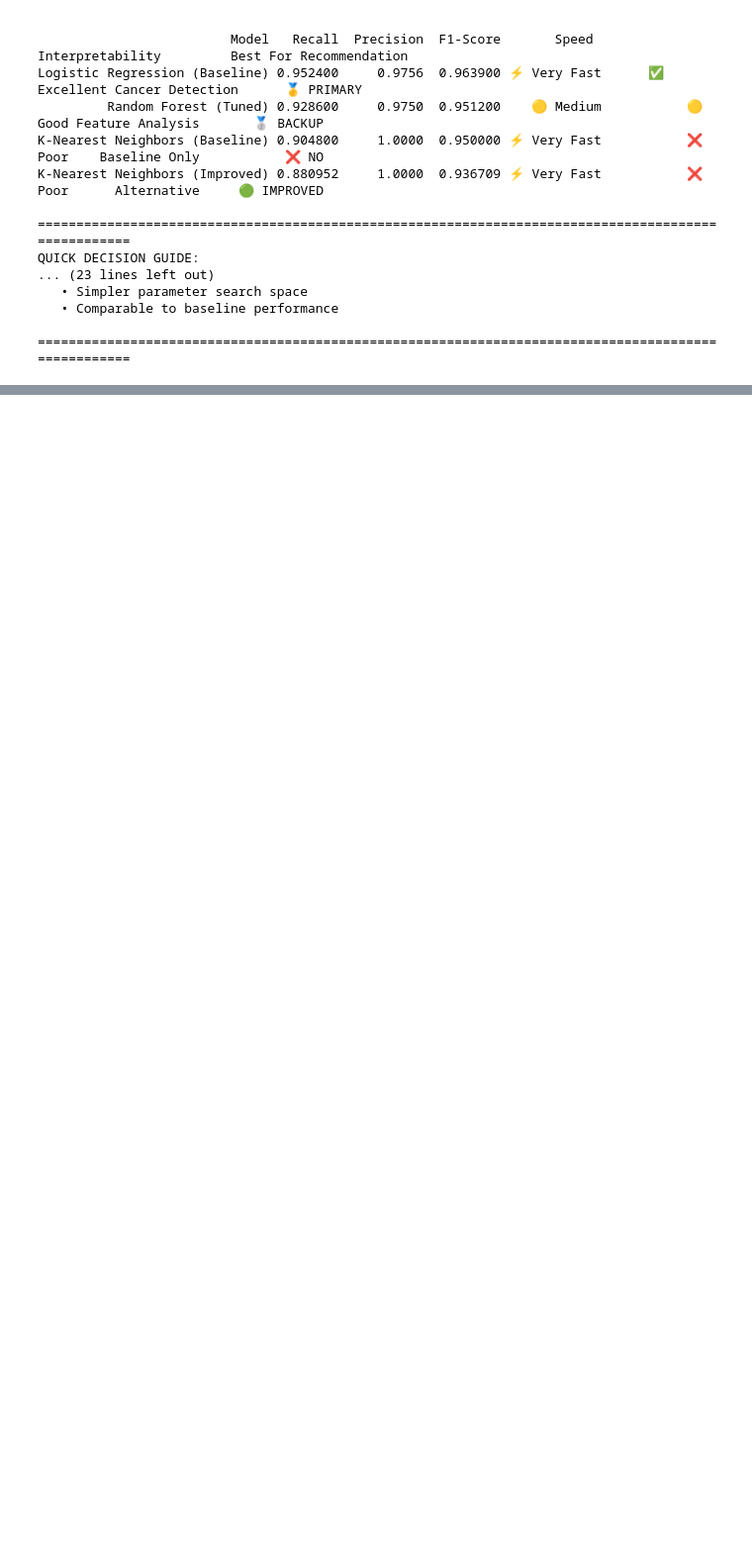
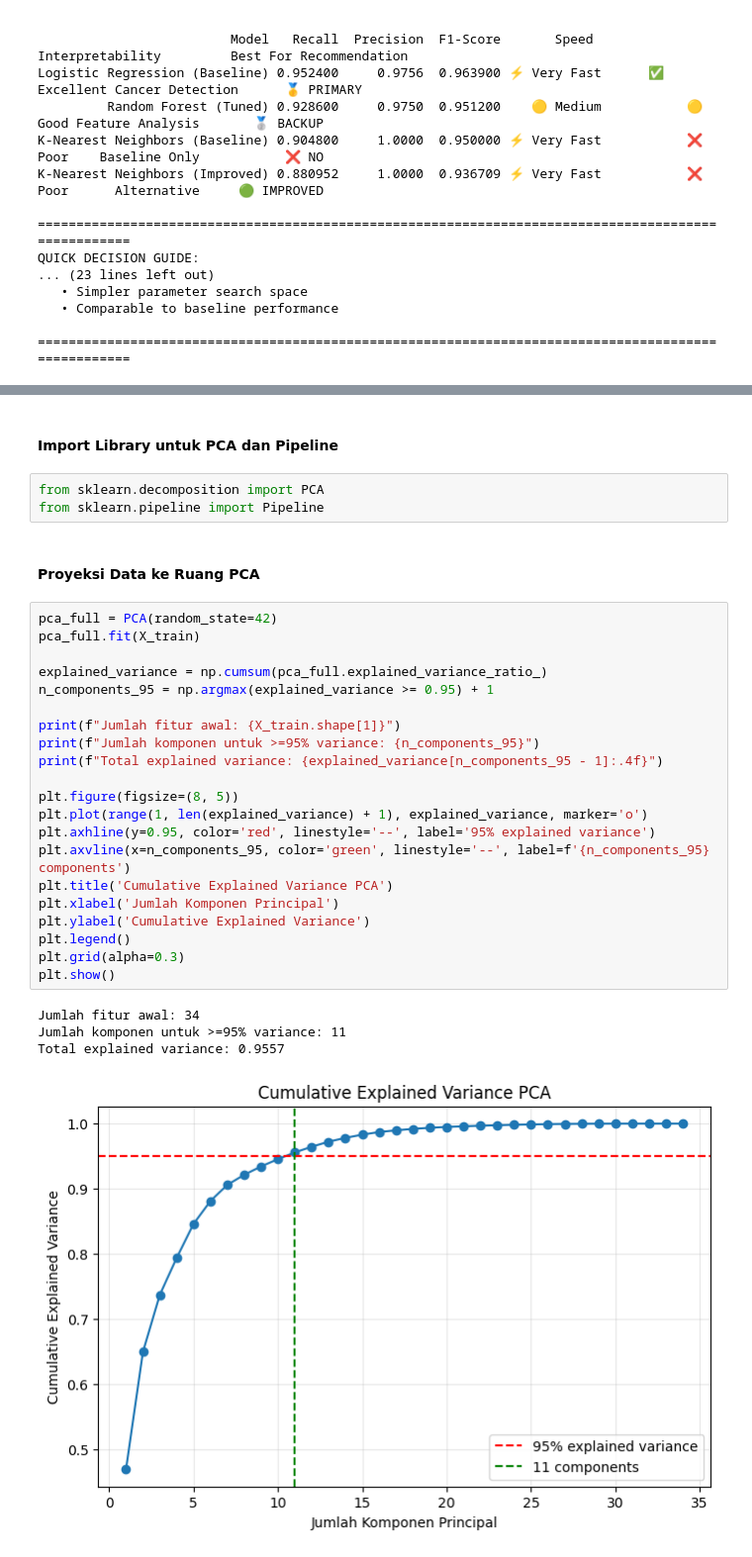
Before and after one commit to sleepymor/ITK-IF2514403-machine-learning-final, a Jupyter notebook: 3_Preliminary_Result_Kelompok2.ipynb, the cells around one changed output, grey strips where cells are left out. Shown at 99% size. Cells and saved outputs as stored; diff of their text form; blank space fills up the shorter version.

Commit message:
implement pca pipeline

```diff
--- a/3_Preliminary_Result_Kelompok2.ipynb
+++ b/3_Preliminary_Result_Kelompok2.ipynb
@@ -2671,0 +1530,33 @@ print("✅ 2D PCA visualization completed")
+# %% [markdown]
+#### Import Library untuk PCA dan Pipeline
+# %%
+from sklearn.decomposition import PCA
+from sklearn.pipeline import Pipeline
+# %% [markdown]
+#### Proyeksi Data ke Ruang PCA
+# %%
+pca_full = PCA(random_state=42)
+pca_full.fit(X_train)
+
+explained_variance = np.cumsum(pca_full.explained_variance_ratio_)
+n_components_95 = np.argmax(explained_variance >= 0.95) + 1
+
+print(f"Jumlah fitur awal: {X_train.shape[1]}")
+print(f"Jumlah komponen untuk >=95% variance: {n_components_95}")
+print(f"Total explained variance: {explained_variance[n_components_95 - 1]:.4f}")
+
+plt.figure(figsize=(8, 5))
+plt.plot(range(1, len(explained_variance) + 1), explained_variance, marker='o')
+plt.axhline(y=0.95, color='red', linestyle='--', label='95% explained variance')
+plt.axvline(x=n_components_95, color='green', linestyle='--', label=f'{n_components_95} components')
+plt.title('Cumulative Explained Variance PCA')
+plt.xlabel('Jumlah Komponen Principal')
+plt.ylabel('Cumulative Explained Variance')
+plt.legend()
+plt.grid(alpha=0.3)
+plt.show()
+# %% [output]
+Jumlah fitur awal: 34
+Jumlah komponen untuk >=95% variance: 11
+Total explained variance: 0.9557
+[figure, added]
```
Also changed, not shown: parts of 31 cells of this notebook.
